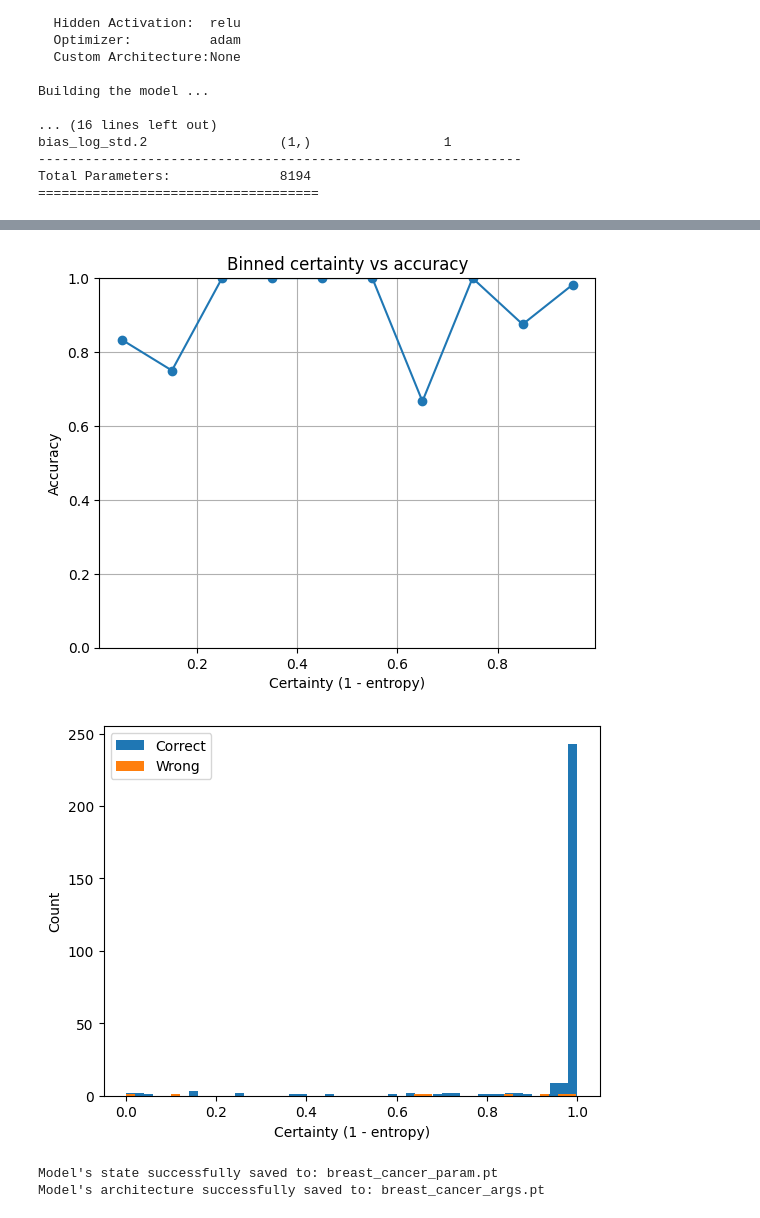
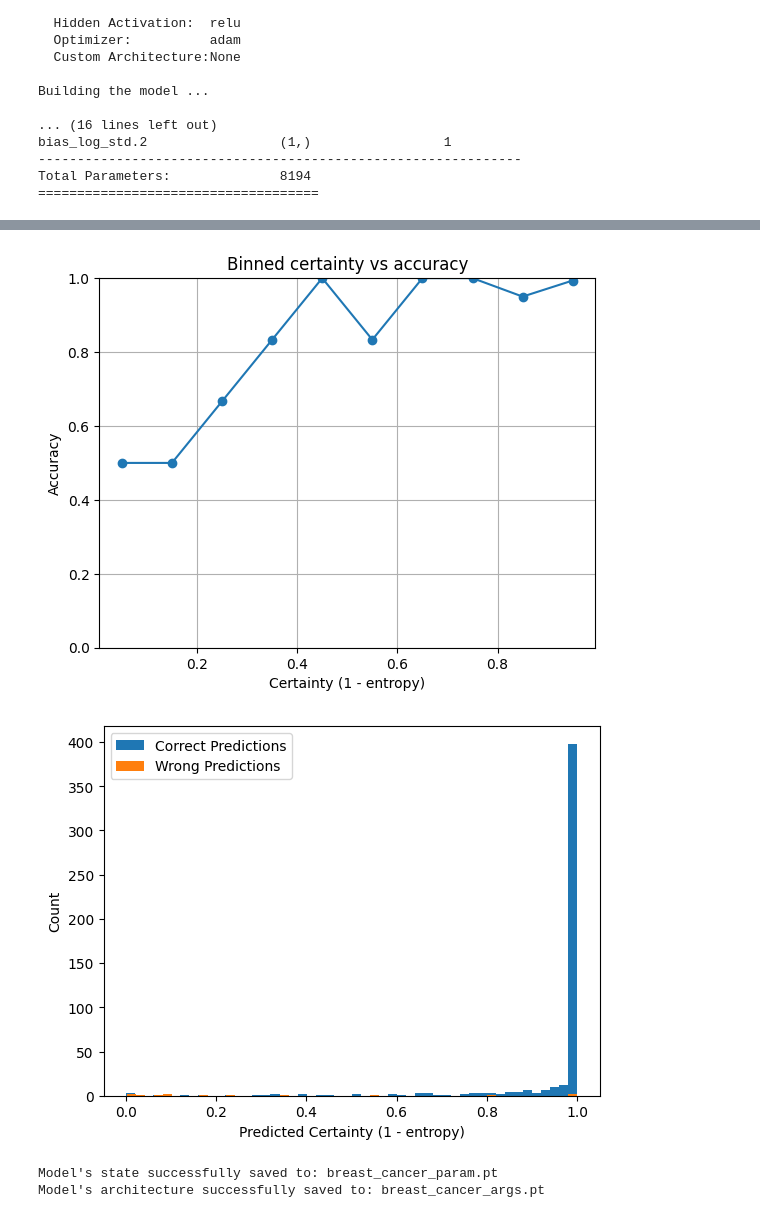
Before and after one commit to mohithgundimeda/dynamodelx, a Jupyter notebook: examples/BnnBinaryClassifier/example_BnnBinaryClassifier2.ipynb, the cells around one changed output, grey strips where cells are left out. Drawn from its saved outputs; the diff is of its cells as text; code cells hidden in the pictures.

```diff
--- a/examples/BnnBinaryClassifier/example_BnnBinaryClassifier2.ipynb
+++ b/examples/BnnBinaryClassifier/example_BnnBinaryClassifier2.ipynb
@@ -42,11 +42,11 @@ Total Parameters:              8194
 performance = classifier.train(
     X=X,
     y=y,
-    epochs=50,
+    epochs=60,
     learning_rate=0.01,
     momentum=None,
     val_size=0.2,
-    test_size=0.1,
+    test_size=0.2,
     batch_size=32,
     threshold=0.7,
     temp_lr=0.01,
@@ -70,7 +70,7 @@ draw_plots(performance=performance)
 # %%
 import matplotlib.pyplot as plt
-x = X[:300]
-y_true = y[:300]
+x = X[:500]
+y_true = y[:500]
 
 y_pred, epistemic_std, certainity = classifier.predict(x, mc_samples=20)
 
@@ -95,16 +95,16 @@ plt.ylim(0,1)
 plt.grid(True)
 plt.show()
 # %% [output]
-[figure, old version]
+[figure, new version]
 # %%
-plt.hist(certainity[y_true==y_pred], bins=50, alpha=1, label="Correct")
-plt.hist(certainity[y_true!=y_pred], bins=50, alpha=1, label="Wrong")
-plt.xlabel("Certainty (1 - entropy)")
+plt.hist(certainity[y_true==y_pred], bins=50, alpha=1, label="Correct Predictions")
+plt.hist(certainity[y_true!=y_pred], bins=50, alpha=1, label="Wrong Predictions")
+plt.xlabel("Predicted Certainty (1 - entropy)")
 plt.ylabel("Count")
 plt.legend()
 plt.show()
 # %% [output]
-[figure, old version]
+[figure, new version]
 # %%
 classifier.save(parameters_path='breast_cancer_param.pt', arguments_path='breast_cancer_args.pt')
 # %% [output]
```
Also changed, not shown: parts of 3 cells of this notebook, 3 other files.
